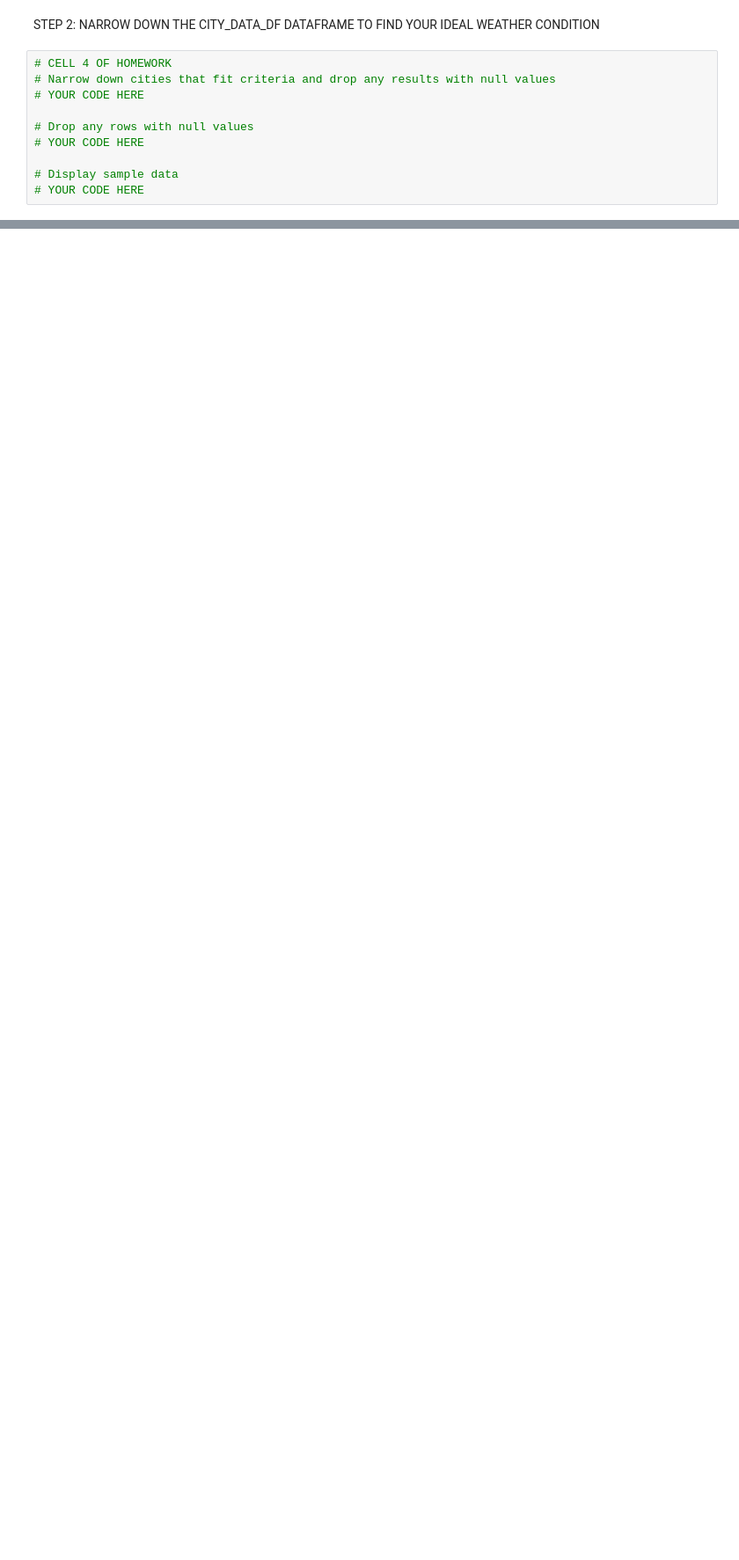
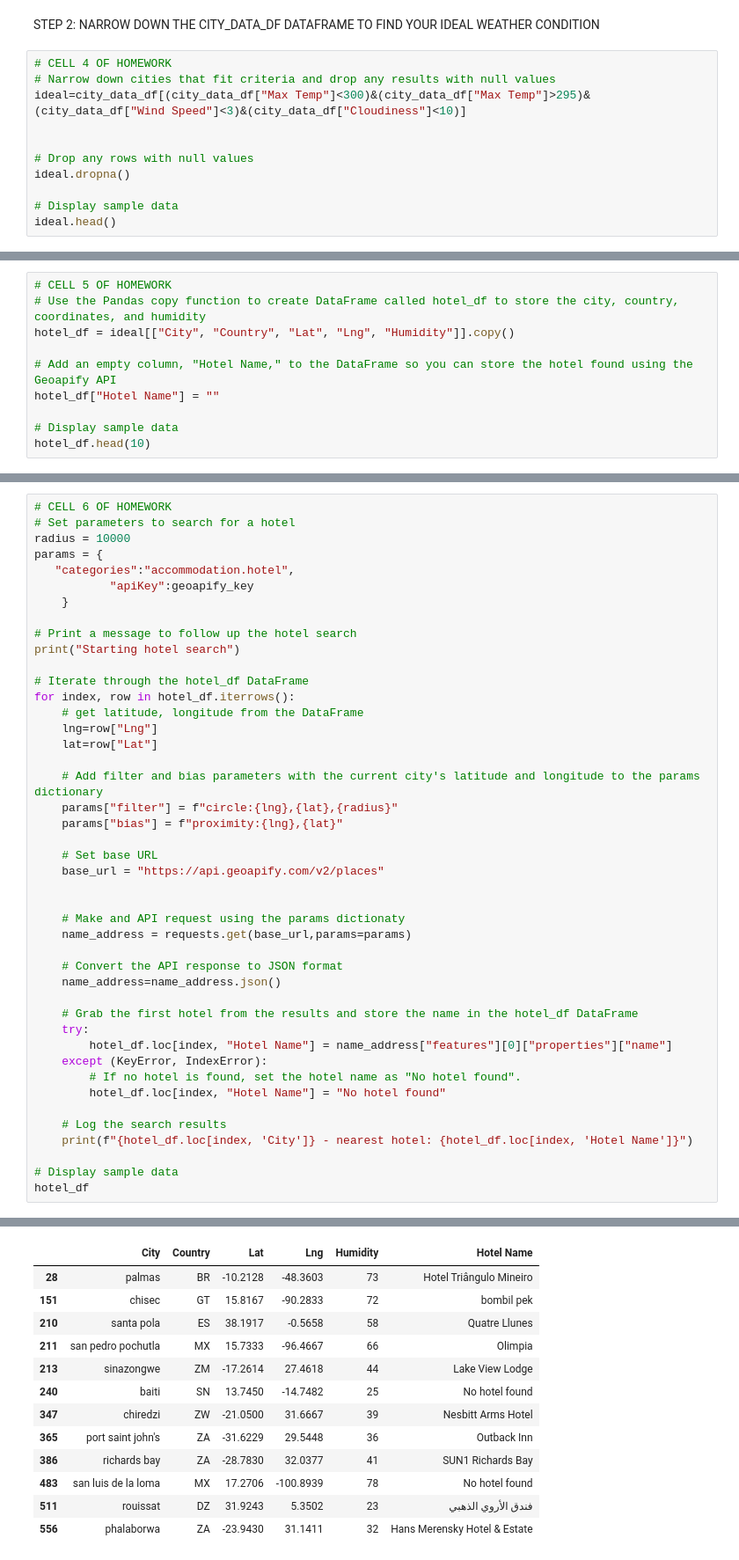
Before and after one commit to RamirezMaribel/python-api-challenge, a Jupyter notebook: Starter_Code/starter_code/VacationPy_hw.ipynb, the cells around one changed output, grey strips where cells are left out. Shown: that part at 88% size. Cells and saved outputs as stored; diff of their text form; blank space fills up the shorter version.

```diff
--- a/Starter_Code/starter_code/VacationPy_hw.ipynb
+++ b/Starter_Code/starter_code/VacationPy_hw.ipynb
@@ -50,10 +61,11 @@ STEP 2: NARROW DOWN THE CITY_DATA_DF DATAFRAME TO FIND YOUR IDEAL WEATHER CONDIT
 # %%
 # CELL 4 OF HOMEWORK
 # Narrow down cities that fit criteria and drop any results with null values
-# YOUR CODE HERE
+ideal=city_data_df[(city_data_df["Max Temp"]<300)&(city_data_df["Max Temp"]>295)&(city_data_df["Wind Speed"]<3)&(city_data_df["Cloudiness"]<10)]
+
 
 # Drop any rows with null values
-# YOUR CODE HERE
+ideal.dropna()
 
 # Display sample data
-# YOUR CODE HERE
+ideal.head()
@@ -59,0 +85,10 @@ STEP 2: NARROW DOWN THE CITY_DATA_DF DATAFRAME TO FIND YOUR IDEAL WEATHER CONDIT
+# %%
+# CELL 5 OF HOMEWORK
+# Use the Pandas copy function to create DataFrame called hotel_df to store the city, country, coordinates, and humidity
+hotel_df = ideal[["City", "Country", "Lat", "Lng", "Humidity"]].copy()
+
+# Add an empty column, "Hotel Name," to the DataFrame so you can store the hotel found using the Geoapify API
+hotel_df["Hotel Name"] = ""
+
+# Display sample data
+hotel_df.head(10)
@@ -59,0 +109,45 @@ STEP 2: NARROW DOWN THE CITY_DATA_DF DATAFRAME TO FIND YOUR IDEAL WEATHER CONDIT
+# %%
+# CELL 6 OF HOMEWORK
+# Set parameters to search for a hotel
+radius = 10000
+params = {
+   "categories":"accommodation.hotel",
+           "apiKey":geoapify_key
+    }
+
+# Print a message to follow up the hotel search
+print("Starting hotel search")
+
+# Iterate through the hotel_df DataFrame
+for index, row in hotel_df.iterrows():
+    # get latitude, longitude from the DataFrame
+    lng=row["Lng"]
+    lat=row["Lat"]
+
+    # Add filter and bias parameters with the current city's latitude and longitude to the params dictionary
+    params["filter"] = f"circle:{lng},{lat},{radius}"
+    params["bias"] = f"proximity:{lng},{lat}"
+
+    # Set base URL
+    base_url = "https://api.geoapify.com/v2/places"
+
+
+    # Make and API request using the params dictionaty
+    name_address = requests.get(base_url,params=params)
+
+    # Convert the API response to JSON format
+    name_address=name_address.json()
+
+    # Grab the first hotel from the results and store the name in the hotel_df DataFrame
+    try:
+        hotel_df.loc[index, "Hotel Name"] = name_address["features"][0]["properties"]["name"]
+    except (KeyError, IndexError):
+        # If no hotel is found, set the hotel name as "No hotel found".
+        hotel_df.loc[index, "Hotel Name"] = "No hotel found"
+
+    # Log the search results
+    print(f"{hotel_df.loc[index, 'City']} - nearest hotel: {hotel_df.loc[index, 'Hotel Name']}")
+
+# Display sample data
+hotel_df
+# %% [output]
@@ -59,0 +167,13 @@ STEP 2: NARROW DOWN THE CITY_DATA_DF DATAFRAME TO FIND YOUR IDEAL WEATHER CONDIT
+|  | City | Country | Lat | Lng | Humidity | Hotel Name |
+| 28 | palmas | BR | -10.2128 | -48.3603 | 73 | Hotel Triângulo Mineiro |
+| 151 | chisec | GT | 15.8167 | -90.2833 | 72 | bombil pek |
+| 210 | santa pola | ES | 38.1917 | -0.5658 | 58 | Quatre Llunes |
+| 211 | san pedro pochutla | MX | 15.7333 | -96.4667 | 66 | Olimpia |
+| 213 | sinazongwe | ZM | -17.2614 | 27.4618 | 44 | Lake View Lodge |
+| 240 | baiti | SN | 13.7450 | -14.7482 | 25 | No hotel found |
+| 347 | chiredzi | ZW | -21.0500 | 31.6667 | 39 | Nesbitt Arms Hotel |
+| 365 | port saint john's | ZA | -31.6229 | 29.5448 | 36 | Outback Inn |
+| 386 | richards bay | ZA | -28.7830 | 32.0377 | 41 | SUN1 Richards Bay |
+| 483 | san luis de la loma | MX | 17.2706 | -100.8939 | 78 | No hotel found |
+| 511 | rouissat | DZ | 31.9243 | 5.3502 | 23 | فندق الأروي الذهبي |
+| 556 | phalaborwa | ZA | -23.9430 | 31.1411 | 32 | Hans Merensky Hotel & Estate |
```
Also changed, not shown: parts of 11 cells of this notebook, 1 other file.
